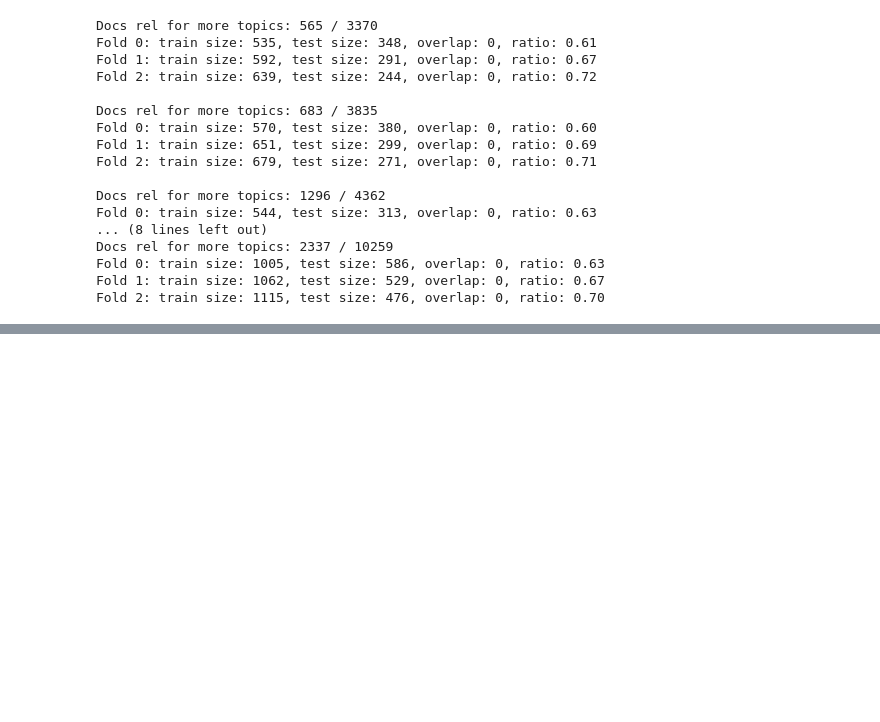
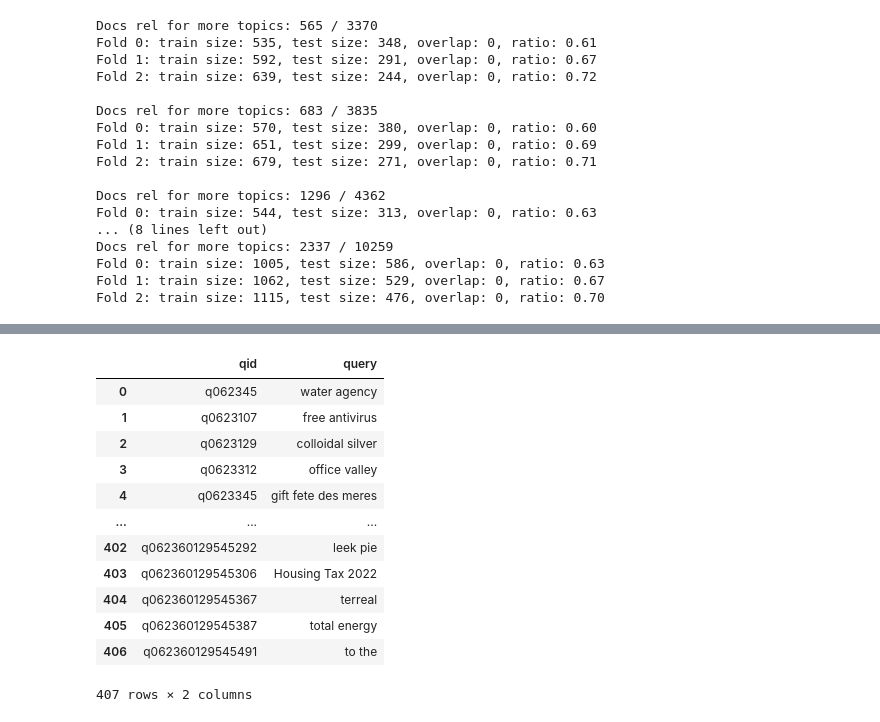
Before and after one commit to webis-de/ecir25-counterfactual-query-rewriting, a Jupyter notebook: notebooks/create_index_splits.ipynb, the cells around one changed output, grey strips where cells are left out. Saved outputs shown, nothing was run; the diff lists cells and outputs as text; code cells hidden in the pictures; blank space fills up the shorter version.

```diff
--- a/notebooks/create_index_splits.ipynb
+++ b/notebooks/create_index_splits.ipynb
@@ -143,0 +182,20 @@ with open(BASE_PATH + "/splits.json", "w") as f:
+# %%
+topics, qrels, docid_map_patch, queryid_map = load_data("t4")
+sub_collection = "t4"
+history = ["t1", "t2", "t3"]
+# %%
+topics
+# %% [output]
+|  | qid | query |
+| 0 | q062345 | water agency |
+| 1 | q0623107 | free antivirus |
+| 2 | q0623129 | colloidal silver |
+| 3 | q0623312 | office valley |
+| 4 | q0623345 | gift fete des meres |
+| ... | ... | ... |
+| 402 | q062360129545292 | leek pie |
+| 403 | q062360129545306 | Housing Tax 2022 |
+| 404 | q062360129545367 | terreal |
+| 405 | q062360129545387 | total energy |
+| 406 | q062360129545491 | to the |
+407 rows × 2 columns
```
Also changed, not shown: parts of 30 cells of this notebook, 3 other files.
